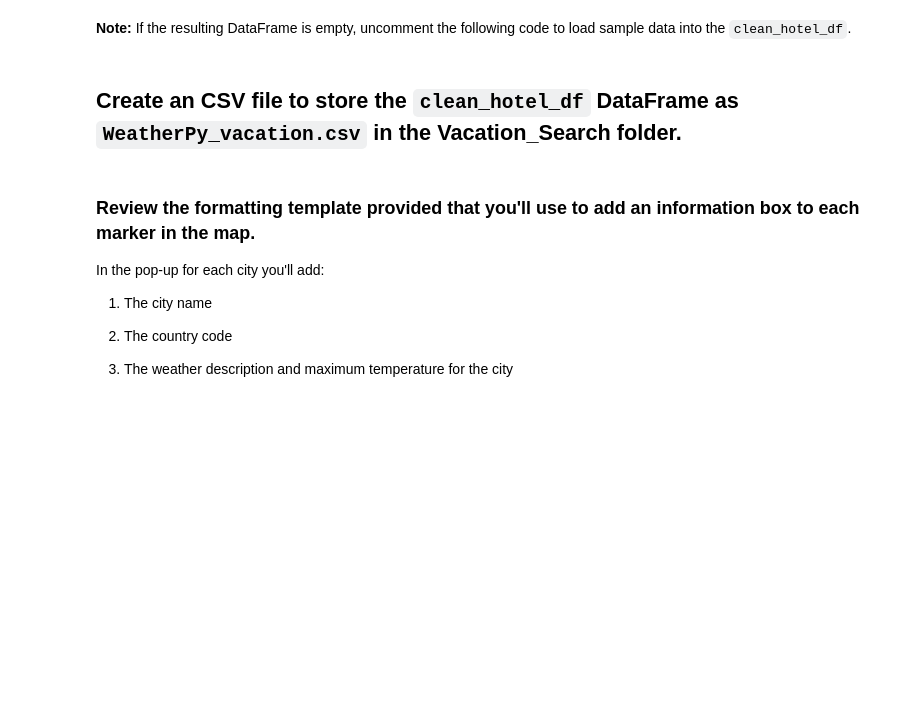
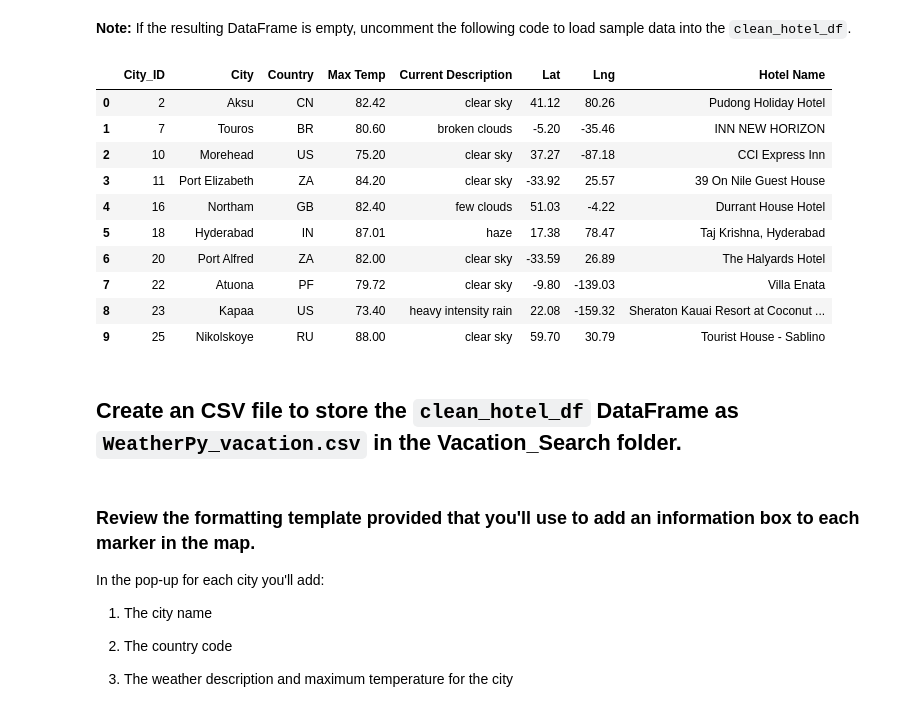
Before and after one commit to mheaton1/World_Weather_Analysis, a Jupyter notebook: Vacation_Search/Vacation_Search.ipynb.ipynb, the cells around one changed output. Drawn from its saved outputs; the diff is of its cells as text; code cells hidden in the pictures; blank space fills up the shorter version.

```diff
--- a/Vacation_Search/Vacation_Search.ipynb.ipynb
+++ b/Vacation_Search/Vacation_Search.ipynb.ipynb
@@ -180,8 +225,20 @@ clean_hotel_df = # YOUR CODE HERE
 **Note:** If the resulting DataFrame is empty, uncomment the following code to load sample data into the `clean_hotel_df`.
 # %%
 # In case of an empty DataFrame, load the sample data provided
-# clean_hotel_df = pd.read_csv("WeatherPy_vacation-backup.csv")
-# clean_hotel_df.head(10)
+clean_hotel_df = pd.read_csv("WeatherPy_vacation-backup.csv")
+clean_hotel_df.head(10)
+# %% [output]
+|  | City_ID | City | Country | Max Temp | Current Description | Lat | Lng | Hotel Name |
+| 0 | 2 | Aksu | CN | 82.42 | clear sky | 41.12 | 80.26 | Pudong Holiday Hotel |
+| 1 | 7 | Touros | BR | 80.60 | broken clouds | -5.20 | -35.46 | INN NEW HORIZON |
+| 2 | 10 | Morehead | US | 75.20 | clear sky | 37.27 | -87.18 | CCI Express Inn |
+| 3 | 11 | Port Elizabeth | ZA | 84.20 | clear sky | -33.92 | 25.57 | 39 On Nile Guest House |
+| 4 | 16 | Northam | GB | 82.40 | few clouds | 51.03 | -4.22 | Durrant House Hotel |
+| 5 | 18 | Hyderabad | IN | 87.01 | haze | 17.38 | 78.47 | Taj Krishna, Hyderabad |
+| 6 | 20 | Port Alfred | ZA | 82.00 | clear sky | -33.59 | 26.89 | The Halyards Hotel |
+| 7 | 22 | Atuona | PF | 79.72 | clear sky | -9.80 | -139.03 | Villa Enata |
+| 8 | 23 | Kapaa | US | 73.40 | heavy intensity rain | 22.08 | -159.32 | Sheraton Kauai Resort at Coconut ... |
+| 9 | 25 | Nikolskoye | RU | 88.00 | clear sky | 59.70 | 30.79 | Tourist House - Sablino |
 # %% [markdown]
 ## Create an CSV file to store the `clean_hotel_df` DataFrame as `WeatherPy_vacation.csv` in the Vacation_Search folder.
 # %%
```
Also changed, not shown: parts of 11 cells of this notebook, 2 other files.
